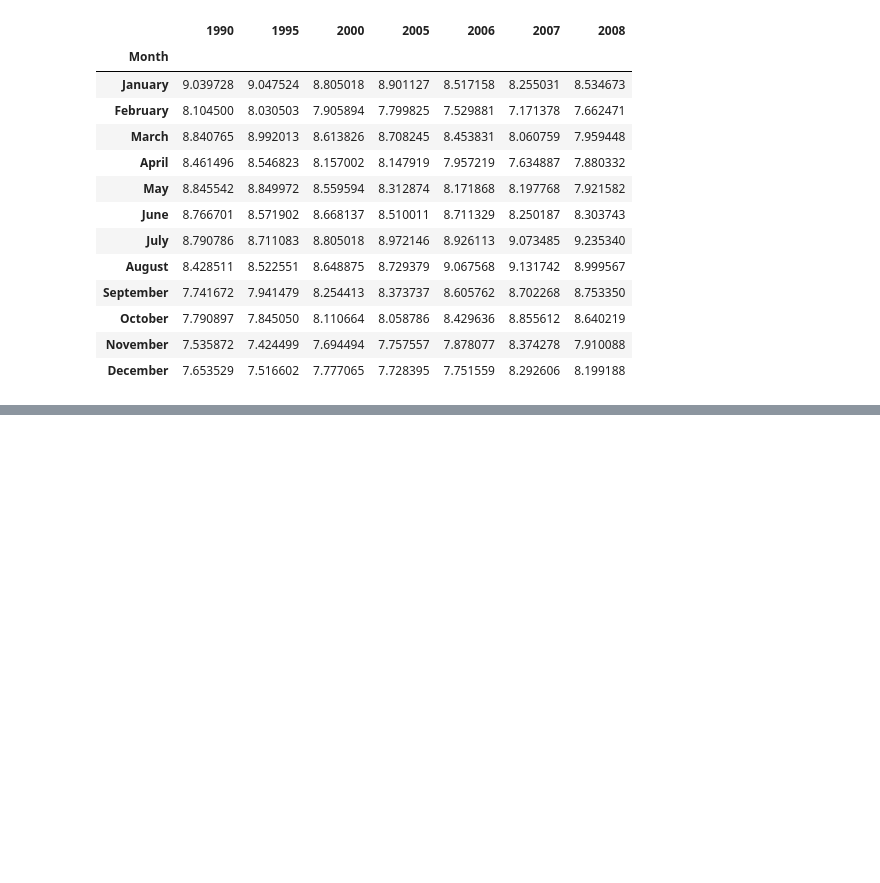
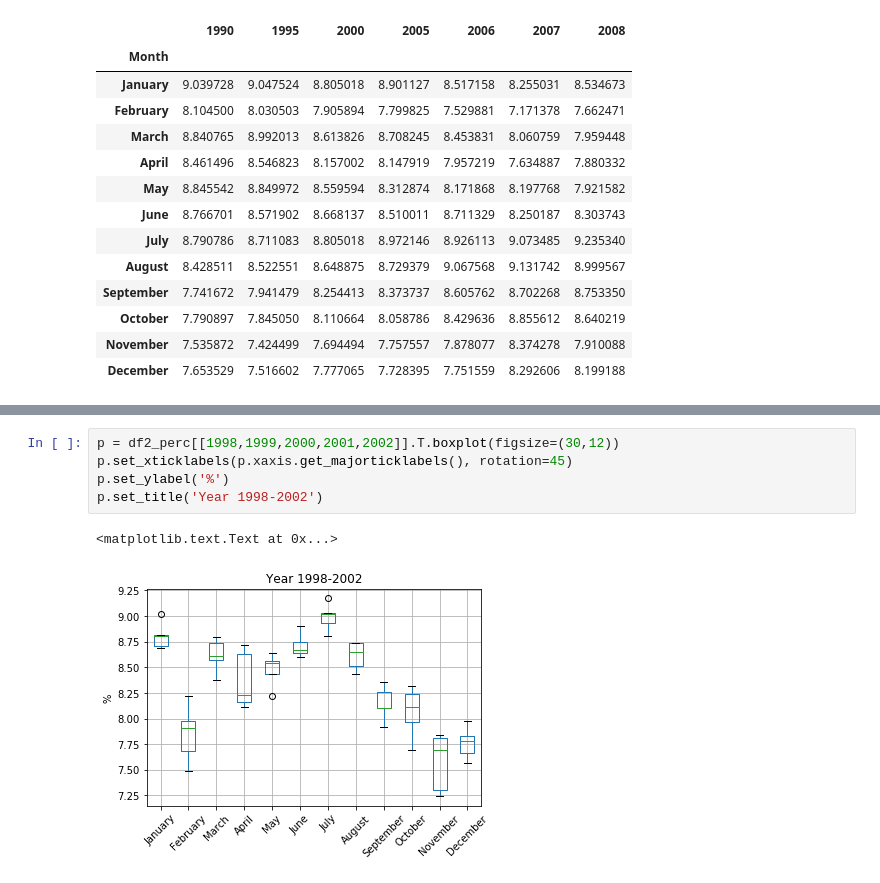
Before and after one commit to dchirikov/rus_demography, a Jupyter notebook: rus_demography.ipynb, the cells around one changed output, grey strips where cells are left out. Saved outputs shown, nothing was run; the diff lists cells and outputs as text; blank space fills up the shorter version.

```diff
--- a/rus_demography.ipynb
+++ b/rus_demography.ipynb
@@ -81,0 +135,8 @@ p.set_ylabel('%')
+# %%
+p = df2_perc[[1998,1999,2000,2001,2002]].T.boxplot(figsize=(30,12))
+p.set_xticklabels(p.xaxis.get_majorticklabels(), rotation=45)
+p.set_ylabel('%')
+p.set_title('Year 1998-2002')
+# %% [output]
+<matplotlib.text.Text at 0x...>
+[figure, added]
```
Also changed, not shown: parts of 6 cells of this notebook.
